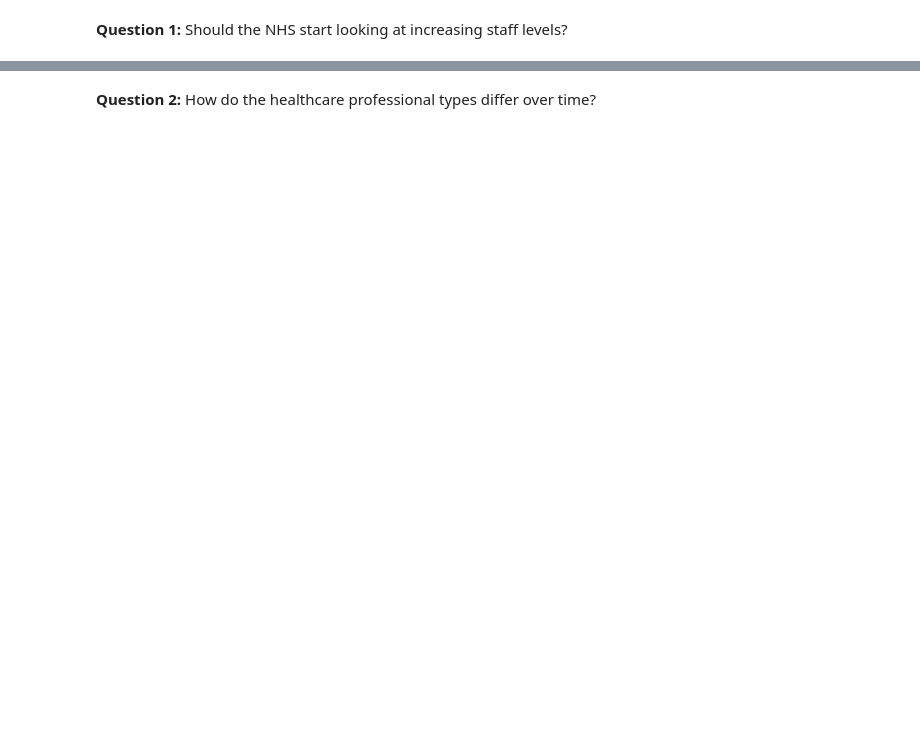
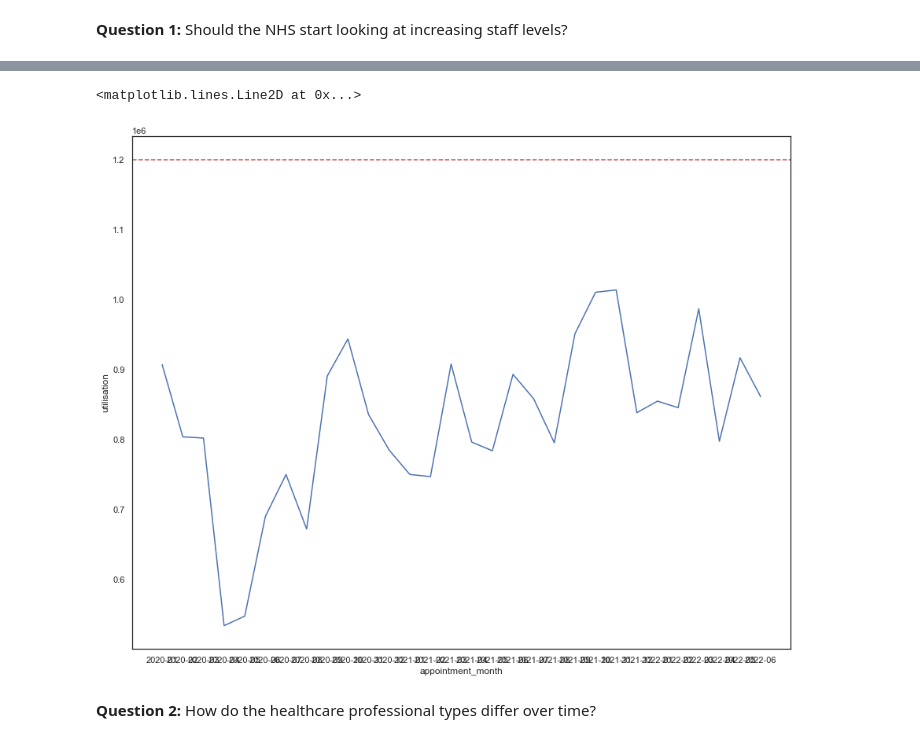
Before and after one commit to essjmeha/Assignment_Diagnostic_Anatysis_using_Python, a Jupyter notebook: Meharg_Jane_DA201_Assignment_Notebook.ipynb, the cells around one changed output, grey strips where cells are left out. Drawn from its saved outputs; the diff is of its cells as text; code cells hidden in the pictures; blank space fills up the shorter version.

```diff
--- a/Meharg_Jane_DA201_Assignment_Notebook.ipynb
+++ b/Meharg_Jane_DA201_Assignment_Notebook.ipynb
@@ -1329,8 +1443,12 @@ for p in ax.patches:
 # %%
-# Plot monthly capacity utilisation.
-
-
+# Plot monthly capacity utilisation based on 120,000 appointments a day.
 # Create a lineplot.
+sns.lineplot(x='appointment_month', y='utilisation', data=ar_df, ci=None)
+# Add annotation lines.
+plt.axhline(y=1200000, color='r', linestyle='--')
+# %% [output]
+<matplotlib.lines.Line2D at 0x...>
+[figure, added]
 # %% [markdown]
 **Question 2:** How do the healthcare professional types differ over time?
 # %%
```
Also changed, not shown: parts of 59 cells of this notebook.
